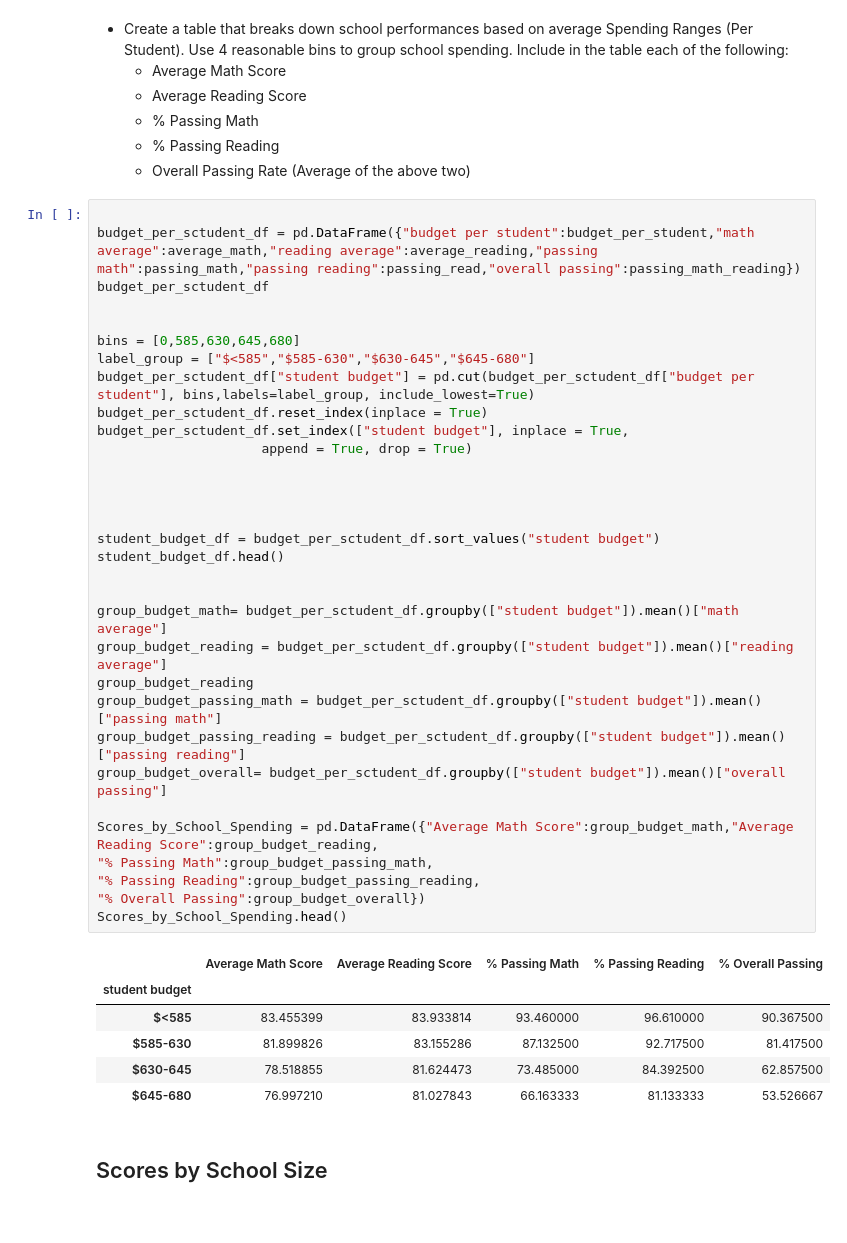
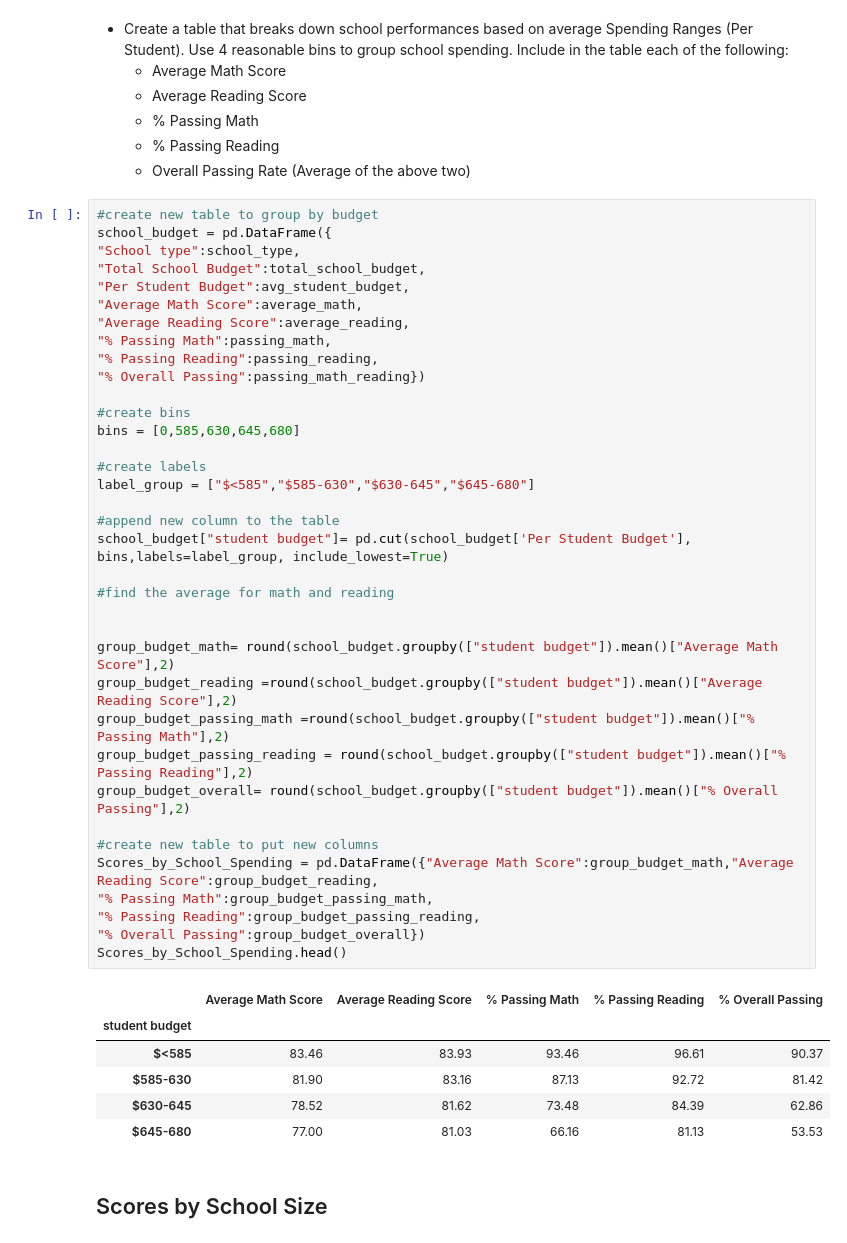
Before and after one commit to HaifaNajdawi/python_pandas-data-analysis-, a Jupyter notebook: PyCitySchools/PyCitySchools_starter.ipynb, the cells around one changed output. Drawn from its saved outputs; the diff is of its cells as text.

```diff
--- a/PyCitySchools/PyCitySchools_starter.ipynb
+++ b/PyCitySchools/PyCitySchools_starter.ipynb
@@ -300,44 +315,48 @@ math_grades_df
   * % Passing Reading
   * Overall Passing Rate (Average of the above two)
 # %%
+#create new table to group by budget
+school_budget = pd.DataFrame({
+"School type":school_type,
+"Total School Budget":total_school_budget,
+"Per Student Budget":avg_student_budget,
+"Average Math Score":average_math,
+"Average Reading Score":average_reading,
+"% Passing Math":passing_math,
+"% Passing Reading":passing_reading,
+"% Overall Passing":passing_math_reading})
 
-budget_per_sctudent_df = pd.DataFrame({"budget per student":budget_per_student,"math average":average_math,"reading average":average_reading,"passing math":passing_math,"passing reading":passing_read,"overall passing":passing_math_reading})
-budget_per_sctudent_df
+#create bins
+bins = [0,585,630,645,680]
+
+#create labels
+label_group = ["$<585","$585-630","$630-645","$645-680"]
+
+#append new column to the table
+school_budget["student budget"]= pd.cut(school_budget['Per Student Budget'], bins,labels=label_group, include_lowest=True)
+
+#find the average for math and reading
 
 
-bins = [0,585,630,645,680]
-label_group = ["$<585","$585-630","$630-645","$645-680"]
-budget_per_sctudent_df["student budget"] = pd.cut(budget_per_sctudent_df["budget per student"], bins,labels=label_group, include_lowest=True)
-budget_per_sctudent_df.reset_index(inplace = True)
-budget_per_sctudent_df.set_index(["student budget"], inplace = True,
-                     append = True, drop = True)
+group_budget_math= round(school_budget.groupby(["student budget"]).mean()["Average Math Score"],2)
+group_budget_reading =round(school_budget.groupby(["student budget"]).mean()["Average Reading Score"],2)
+group_budget_passing_math =round(school_budget.groupby(["student budget"]).mean()["% Passing Math"],2)
+group_budget_passing_reading = round(school_budget.groupby(["student budget"]).mean()["% Passing Reading"],2)
+group_budget_overall= round(school_budget.groupby(["student budget"]).mean()["% Overall Passing"],2)
 
-
-
-
-student_budget_df = budget_per_sctudent_df.sort_values("student budget")
-student_budget_df.head()
-
-
-group_budget_math= budget_per_sctudent_df.groupby(["student budget"]).mean()["math average"]
-group_budget_reading = budget_per_sctudent_df.groupby(["student budget"]).mean()["reading average"]
-group_budget_reading
-group_budget_passing_math = budget_per_sctudent_df.groupby(["student budget"]).mean()["passing math"]
-group_budget_passing_reading = budget_per_sctudent_df.groupby(["student budget"]).mean()["passing reading"]
-group_budget_overall= budget_per_sctudent_df.groupby(["student budget"]).mean()["overall passing"]
-
+#create new table to put new columns
 Scores_by_School_Spending = pd.DataFrame({"Average Math Score":group_budget_math,"Average Reading Score":group_budget_reading,
 "% Passing Math":group_budget_passing_math,
 "% Passing Reading":group_budget_passing_reading,
 "% Overall Passing":group_budget_overall})
 Scores_by_School_Spending.head()
 # %% [output]
 |  | Average Math Score | Average Reading Score | % Passing Math | % Passing Reading | % Overall Passing |
 | student budget |  |  |  |  |  |
-| $<585 | 83.455399 | 83.933814 | 93.460000 | 96.610000 | 90.367500 |
-| $585-630 | 81.899826 | 83.155286 | 87.132500 | 92.717500 | 81.417500 |
-| $630-645 | 78.518855 | 81.624473 | 73.485000 | 84.392500 | 62.857500 |
-| $645-680 | 76.997210 | 81.027843 | 66.163333 | 81.133333 | 53.526667 |
+| $<585 | 83.46 | 83.93 | 93.46 | 96.61 | 90.37 |
+| $585-630 | 81.90 | 83.16 | 87.13 | 92.72 | 81.42 |
+| $630-645 | 78.52 | 81.62 | 73.48 | 84.39 | 62.86 |
+| $645-680 | 77.00 | 81.03 | 66.16 | 81.13 | 53.53 |
 # %% [markdown]
 ## Scores by School Size
 # %% [markdown]
```
Also changed, not shown: parts of 8 cells of this notebook.
